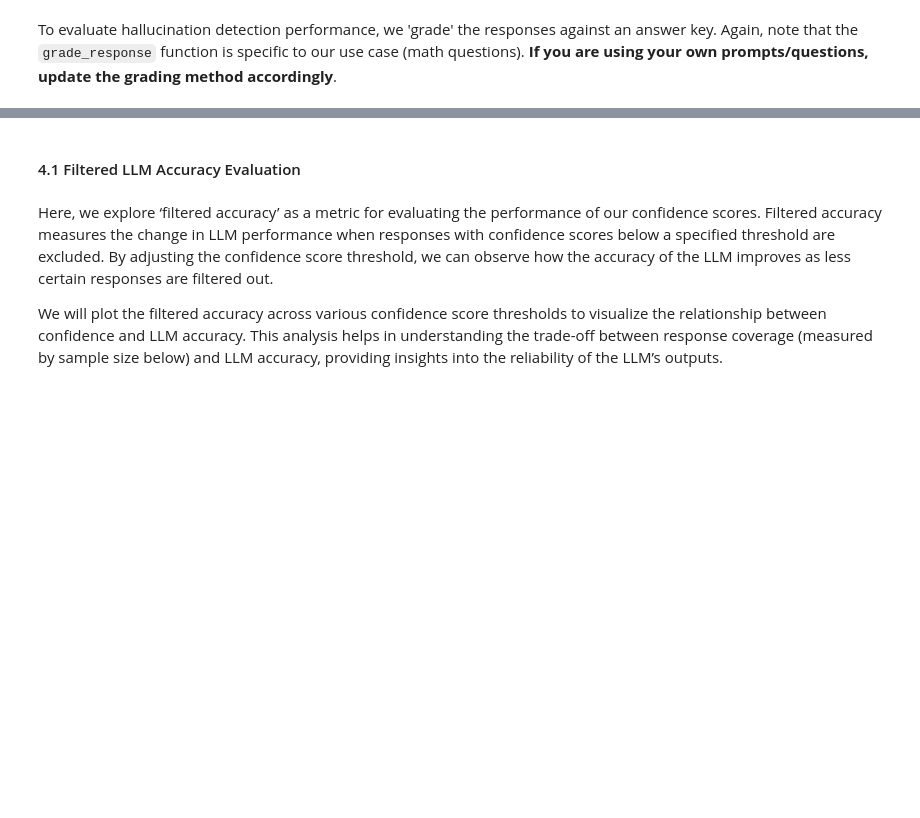
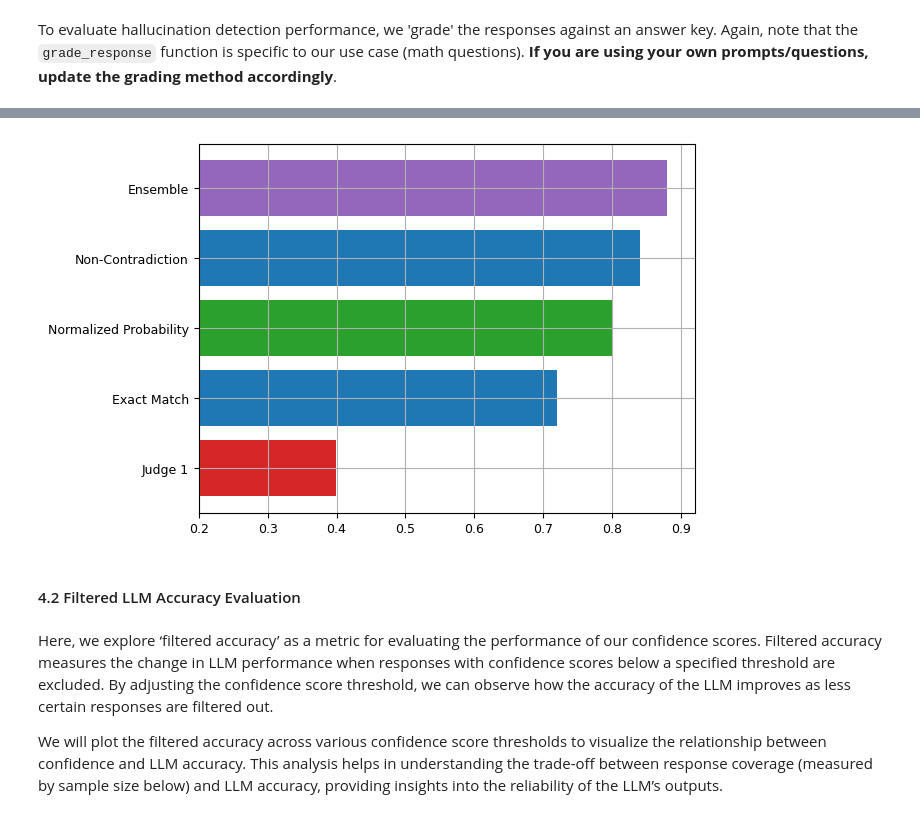
Before and after one commit to nklswld/uqlm, a Jupyter notebook: examples/ensemble_tuning_demo.ipynb, the cells around one changed output, grey strips where cells are left out. Cells and saved outputs as stored; diff of their text form; code cells hidden in the pictures; blank space fills up the shorter version.

```diff
--- a/examples/ensemble_tuning_demo.ipynb
+++ b/examples/ensemble_tuning_demo.ipynb
@@ -450,5 +453,9 @@ test_results.visualize(correct_responses=test_result_df["response_correct"])
+# %%
+ranked_bar_plot(uq_result=test_results, correct_indicators=test_result_df["response_correct"].tolist(), fontsize=12, fontname="Times New Roman")
+# %% [output]
+[figure, added]
 # %% [markdown]
-#### 4.1 Filtered LLM Accuracy Evaluation
+#### 4.2 Filtered LLM Accuracy Evaluation
 # %% [markdown]
 Here, we explore ‘filtered accuracy’ as a metric for evaluating the performance of our confidence scores. Filtered accuracy measures the change in LLM performance when responses with confidence scores below a specified threshold are excluded. By adjusting the confidence score threshold, we can observe how the accuracy of the LLM improves as less certain responses are filtered out.
 
```
Also changed, not shown: parts of 14 cells of this notebook, 1 other file.
